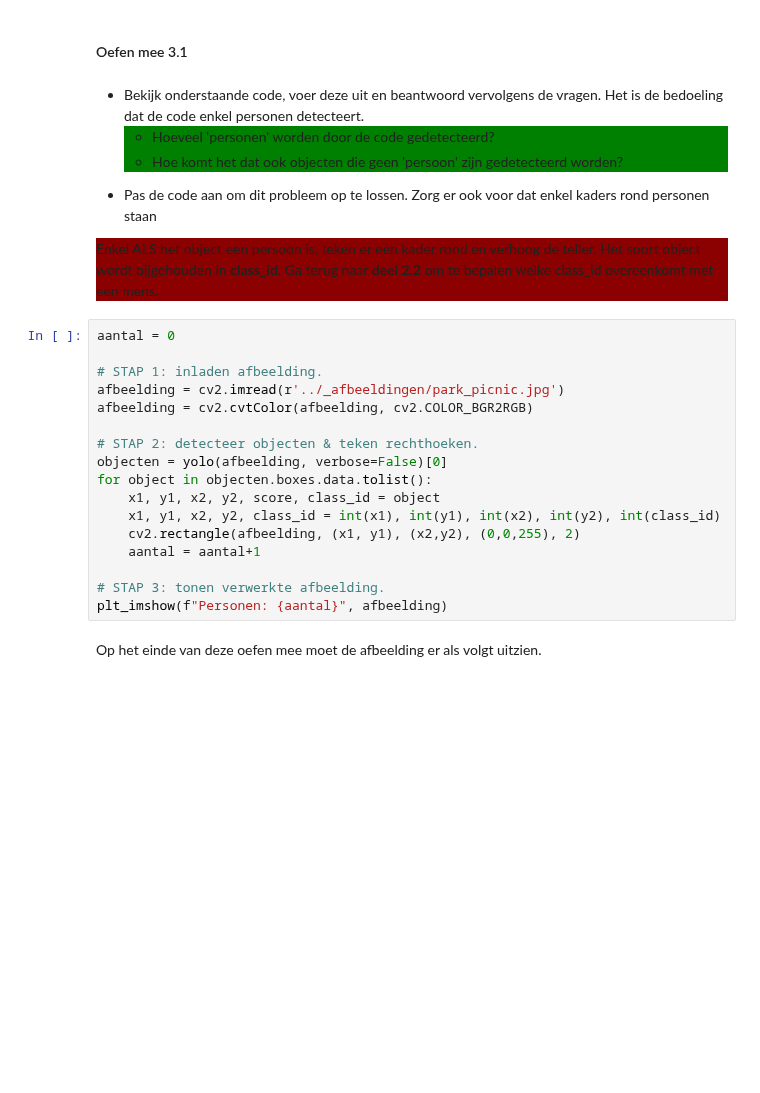
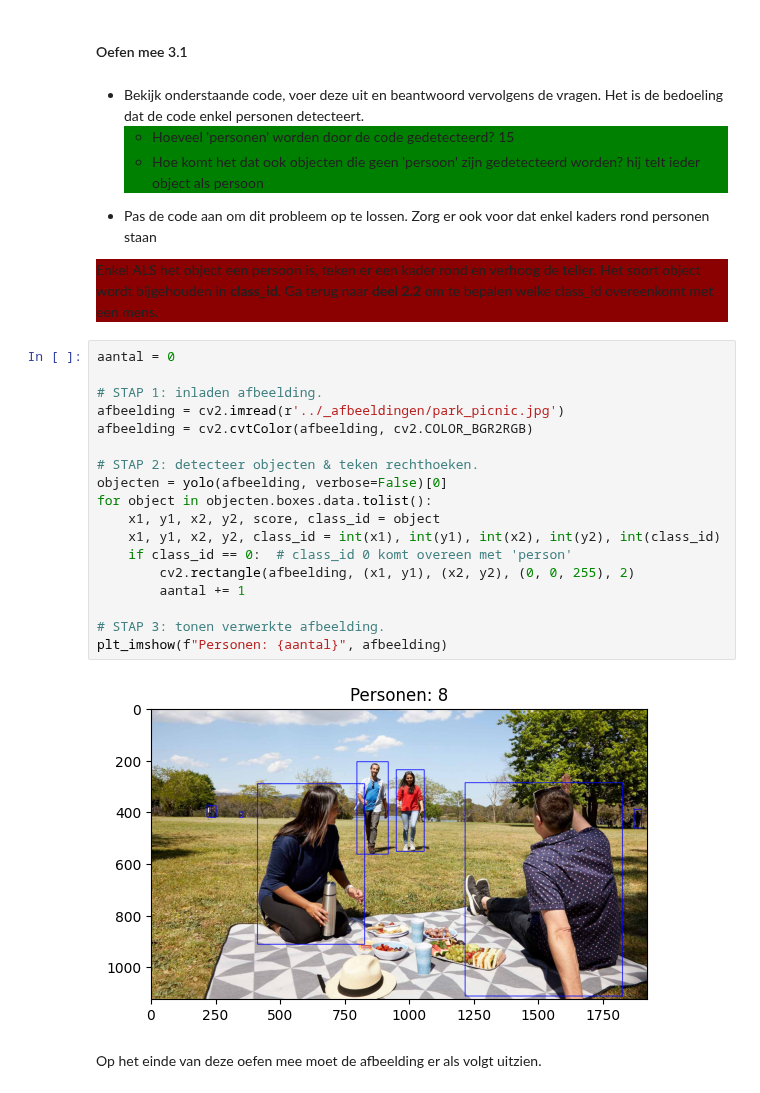
Before and after one commit to quintenvandenberghe/6ICT_PROG_2025_2026, a Jupyter notebook: hfst_5 AI/objectdetectie/2_YOLOdetectie.ipynb, the cells around one changed output. Drawn from its saved outputs; the diff is of its cells as text; blank space fills up the shorter version.

```diff
--- a/hfst_5 AI/objectdetectie/2_YOLOdetectie.ipynb
+++ b/hfst_5 AI/objectdetectie/2_YOLOdetectie.ipynb
@@ -223,8 +271,8 @@ def plt_imshow(titel, afbeelding):
 #### Oefen mee 3.1
 # %% [markdown]
 - Bekijk onderstaande code, voer deze uit en beantwoord vervolgens de vragen. Het is de bedoeling dat de code enkel personen detecteert. <div style="background-color:#008000">
-    - Hoeveel 'personen' worden door de code gedetecteerd?
-    - Hoe komt het dat ook objecten die geen 'persoon' zijn gedetecteerd worden?
+    - Hoeveel 'personen' worden door de code gedetecteerd? 15
+    - Hoe komt het dat ook objecten die geen 'persoon' zijn gedetecteerd worden? hij telt ieder object als persoon
 </div>
 
 - Pas de code aan om dit probleem op te lossen. Zorg er ook voor dat enkel kaders rond personen staan
@@ -234,20 +282,23 @@ Enkel ALS het object een persoon is, teken er een kader rond en verhoog de telle
 # %%
 aantal = 0
 
 # STAP 1: inladen afbeelding.
 afbeelding = cv2.imread(r'../_afbeeldingen/park_picnic.jpg')
 afbeelding = cv2.cvtColor(afbeelding, cv2.COLOR_BGR2RGB)
 
 # STAP 2: detecteer objecten & teken rechthoeken.
 objecten = yolo(afbeelding, verbose=False)[0]
 for object in objecten.boxes.data.tolist():
     x1, y1, x2, y2, score, class_id = object
     x1, y1, x2, y2, class_id = int(x1), int(y1), int(x2), int(y2), int(class_id)
-    cv2.rectangle(afbeelding, (x1, y1), (x2,y2), (0,0,255), 2)
-    aantal = aantal+1
+    if class_id == 0:  # class_id 0 komt overeen met 'person'
+        cv2.rectangle(afbeelding, (x1, y1), (x2, y2), (0, 0, 255), 2)
+        aantal += 1
 
 # STAP 3: tonen verwerkte afbeelding.
 plt_imshow(f"Personen: {aantal}", afbeelding)
+# %% [output]
+[figure, added]
 # %% [markdown]
 Op het einde van deze oefen mee moet de afbeelding er als volgt uitzien.
 # %% [markdown]
```
Also changed, not shown: parts of 21 cells of this notebook.
